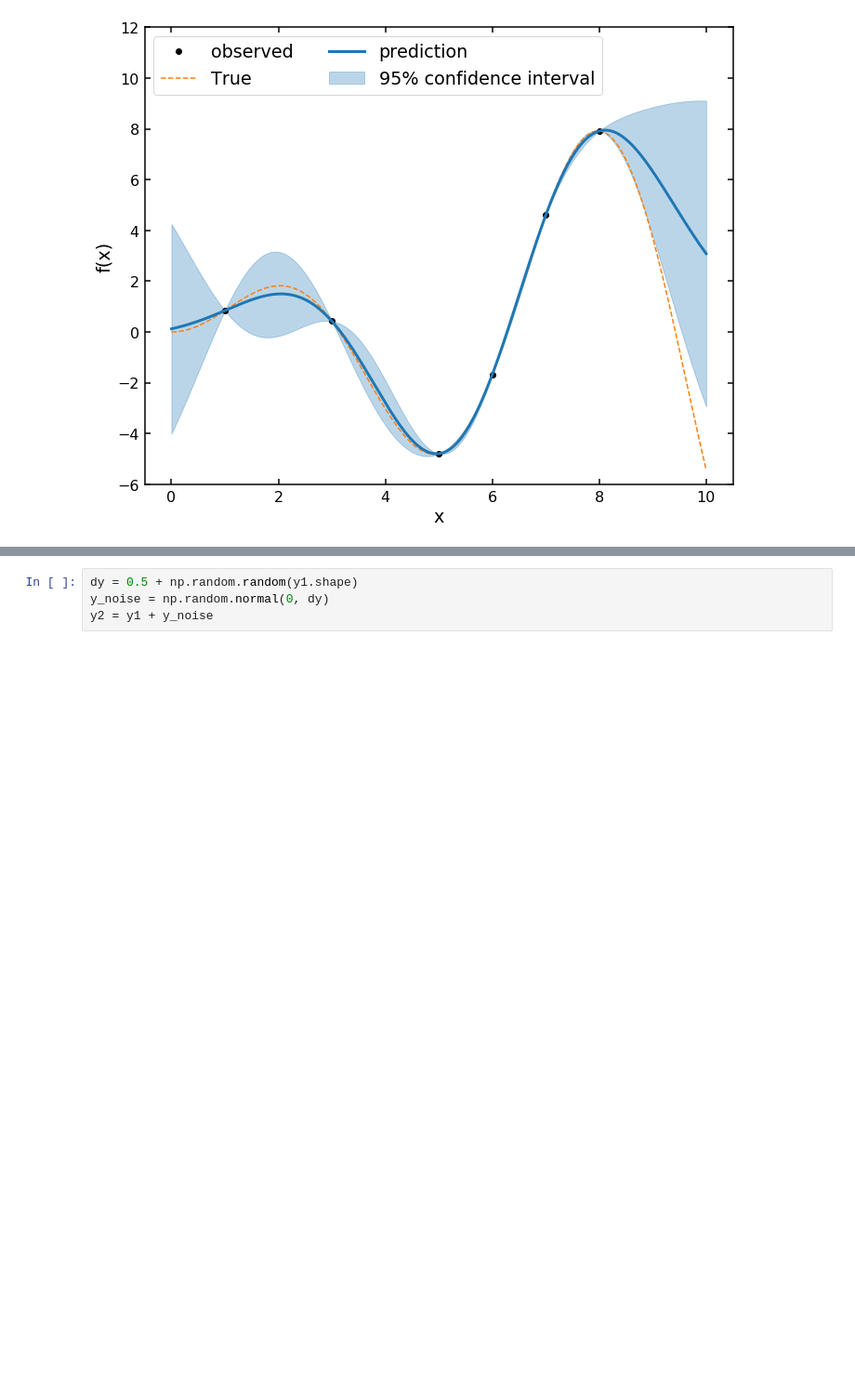
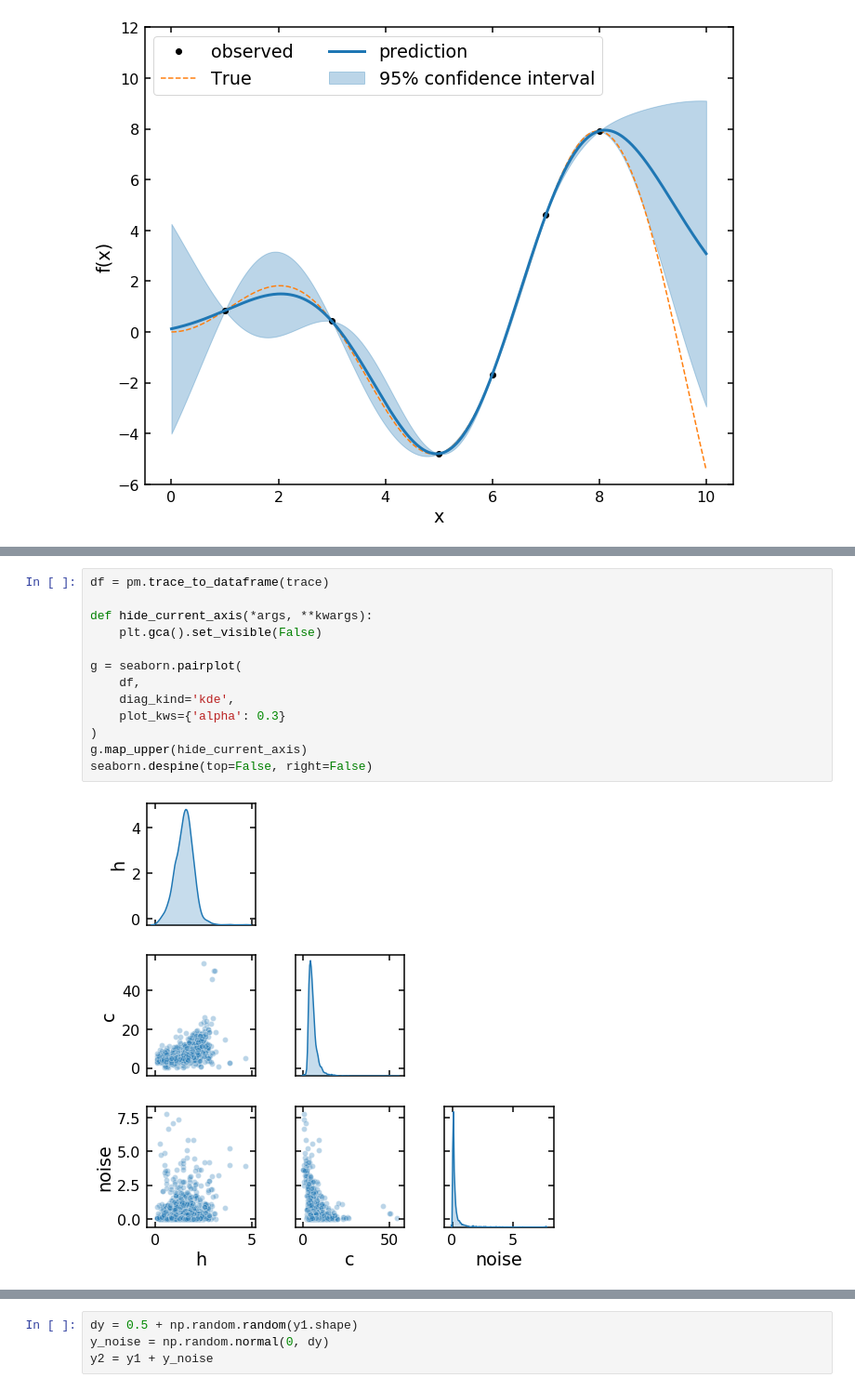
Before and after one commit to CKrawczyk/jupyter_data_languages, a Jupyter notebook: Gaussian_process_regression_pymc.ipynb, the cells around one changed output, grey strips where cells are left out. Shown at 93% size. Drawn from its saved outputs; the diff is of its cells as text; blank space fills up the shorter version.

```diff
--- a/Gaussian_process_regression_pymc.ipynb
+++ b/Gaussian_process_regression_pymc.ipynb
@@ -137,0 +159,15 @@ plt.tight_layout();
+# %%
+df = pm.trace_to_dataframe(trace)
+
+def hide_current_axis(*args, **kwargs):
+    plt.gca().set_visible(False)
+
+g = seaborn.pairplot(
+    df,
+    diag_kind='kde',
+    plot_kws={'alpha': 0.3}
+)
+g.map_upper(hide_current_axis)
+seaborn.despine(top=False, right=False)
+# %% [output]
+[figure, added]
```
Also changed, not shown: parts of 32 cells of this notebook, 1 other file.
